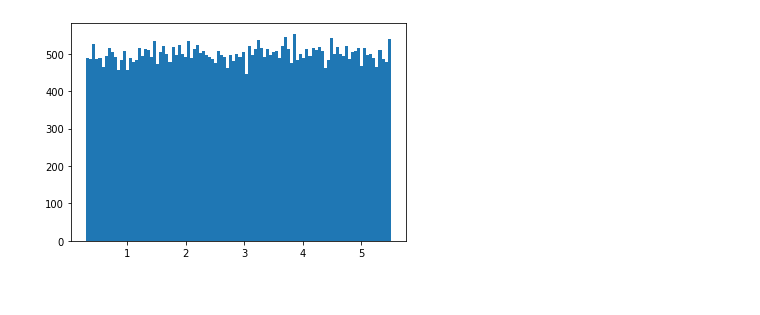
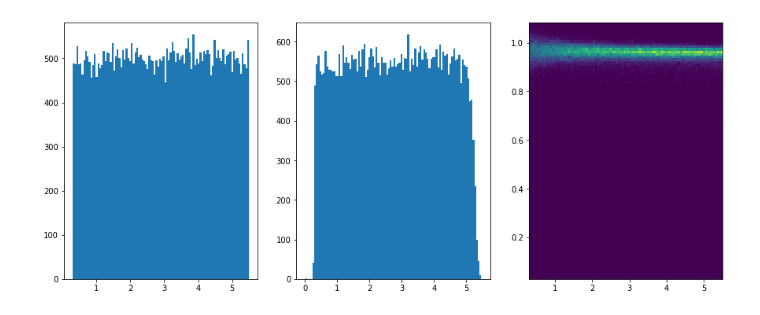
Before and after one commit to DraTeots/eic_ai_pid, a Jupyter notebook: show_sum_e.ipynb, the cells around one changed output. Drawn from its saved outputs; the diff is of its cells as text; code cells hidden in the pictures.

```diff
--- a/show_sum_e.ipynb
+++ b/show_sum_e.ipynb
@@ -46,5 +46,10 @@ Time split 0.40236592292785645
-# %%
-plt.hist(true_e, bins=100)
-plt.show()
-# %% [output]
-[figure, removed]
+# %%
+# using tuple unpacking for multiple Axes
+fig, (ax1, ax2, ax3) = plt.subplots(1, 3, figsize=(15,6))
+
+ax1.hist(true_e, bins=100)
+ax2.hist(sum_e/1000, bins=100)
+ax3.hist2d(true_e, sum_e/1000/true_e, bins=100)
+plt.show()
+# %% [output]
+[figure, added]
```
Also changed, not shown: parts of 5 cells of this notebook, 7 other files.
